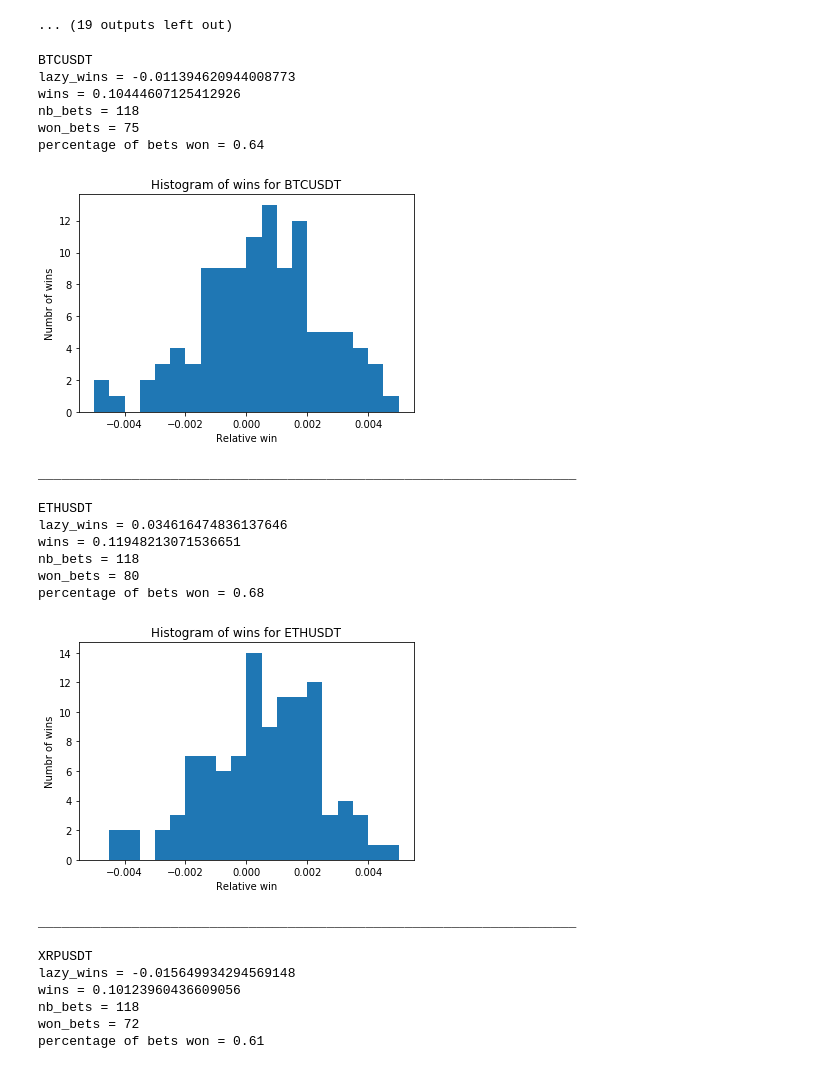
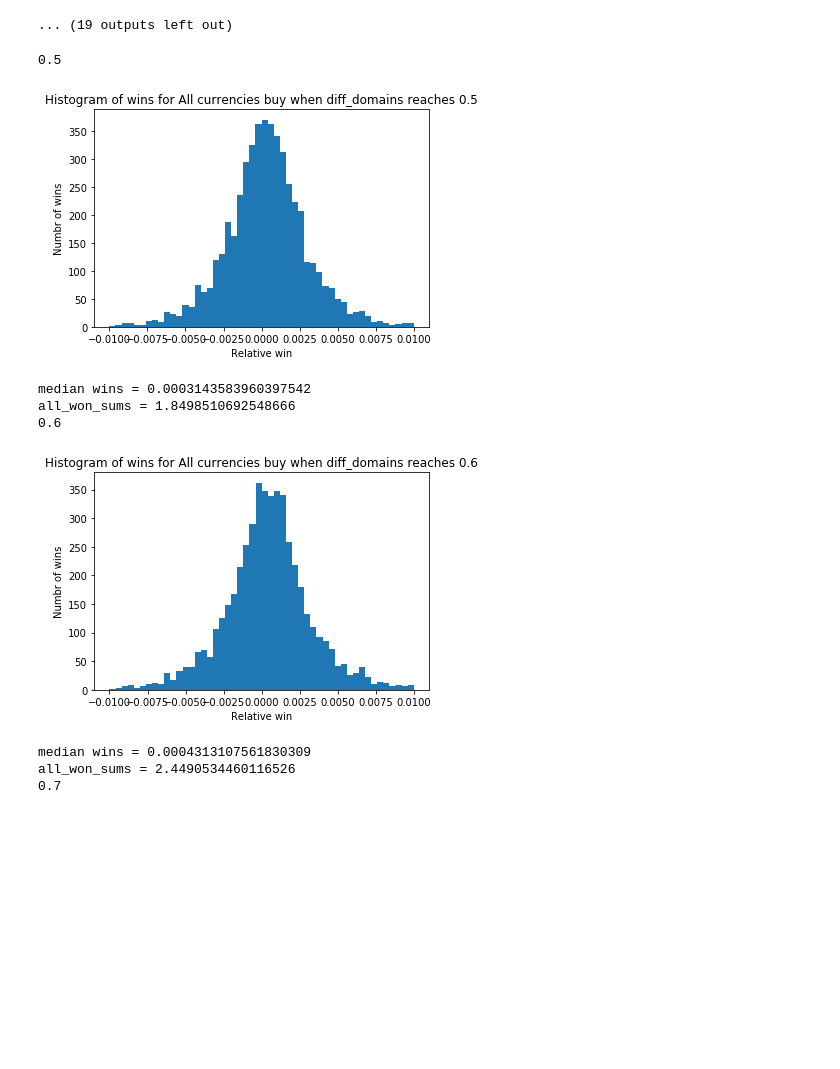
Before and after one commit to ericguillaume/sniffer, a Jupyter notebook: visualize_features.ipynb, the cells around one changed output. Saved outputs shown, nothing was run; the diff lists cells and outputs as text; code cells hidden in the pictures; blank space fills up the shorter version.

```diff
--- a/visualize_features.ipynb
+++ b/visualize_features.ipynb
@@ -297,16 +297,16 @@ def display_histogram_wins(symbol, win_array):
         plt.title('Histogram of wins for {}'.format(symbol))
         plt.xlabel('Relative win'.format(np.median(win_array)))
         plt.ylabel('Numbr of wins')
-        plt.hist(win_array, bins=20, range=(-0.005, 0.005))
+        plt.hist(win_array, bins=50, range=(-0.01, 0.01))
         plt.show()
 
 
-def try_winning(symbol, all_won_bets, all_won_sums):
+def try_winning(min_diff_domains_weighted_to_buy_or_sell, symbol, all_won_bets, all_won_sums, print_log):
     #d_symbol_minutes_before_retrying = defaultdict(int)
     wins = 0.0 # sum of relative wins
-    keep_for_x_minutes = 5
+    keep_for_x_minutes = 2
     dont_touch_same_currency_for_n_minutes = 50
-    min_diff_domains_weighted_to_buy_or_sell = 0.86 # debug 0.75
+    #min_diff_domains_weighted_to_buy_or_sell = 0.86 # debug 0.75
 
     nb_debug_msgs = 100 # debug
 
@@ -339,69 +339,63 @@ def try_winning(symbol, all_won_bets, all_won_sums):
         bucket = d_symbol_bucket[symbol][idx]
         condition_to_buy = (bucket == 1) # on fait que achete 1 pour le moment
         if not condition_to_buy:
             continue
 
         # buying
         win = d_symbol_prices[symbol][idx + keep_for_x_minutes] - d_symbol_prices[symbol][idx]
         win /= d_symbol_prices[symbol][idx] #  relative win
         if win > 0:
             won_bets += 1
         win_array.append(win)
         if nb_debug_msgs > 0:
             nb_debug_msgs -= 1
 #             print(idx, win)
             #print("{:.4f}".format(float(win)))
         wins += win
         nb_bets +=1
         minutes_before_retrying = dont_touch_same_currency_for_n_minutes
 
 
     price_beginning = d_symbol_prices[symbol][first_timestamp_index]
     price_end = d_symbol_prices[symbol][-1]
     lazy_wins = (price_end - price_beginning) / price_beginning
 
-    print(symbol)
-    print("lazy_wins = {}".format(lazy_wins))
-    print("wins = {}".format(wins))
-    print("nb_bets = {}".format(nb_bets))
-    print("won_bets = {}".format(won_bets))
-    if nb_bets > 0:
-        print("percentage of bets won = {:.2f}".format(won_bets / float(nb_bets)))
-    display_histogram_wins(symbol, win_array)
-    print("_____________________________________________________________________ \n")
+    if print_log:
+        print(symbol)
+        print("lazy_wins = {}".format(lazy_wins))
+        print("wins = {}".format(wins))
+        print("nb_bets = {}".format(nb_bets))
+        print("won_bets = {}".format(won_bets))
+        if nb_bets > 0:
+            print("percentage of bets won = {:.2f}".format(won_bets / float(nb_bets)))
+        display_histogram_wins(symbol, win_array)
+        print("_____________________________________________________________________ \n")
     all_won_bets.extend(win_array)
 
     return all_won_sums + wins
 
 
-all_won_sums = 0
-all_won_bets = []
-for symbol in selected_symbols:
-    all_won_sums = try_winning(symbol, all_won_bets, all_won_sums)
-display_histogram_wins("All currencies", all_won_bets)
-print("all_won_sums = {}".format(all_won_sums))
+for min_diff_domains_weighted_to_buy_or_sell in [0.5, 0.6, 0.7, 0.8, 0.9, 0.95]:
+    print(min_diff_domains_weighted_to_buy_or_sell)
+    all_won_sums = 0
+    all_won_bets = []
+
+    print_log = False
+    for symbol in selected_symbols:
+        all_won_sums = try_winning(min_diff_domains_weighted_to_buy_or_sell, symbol, \
+                                   all_won_bets, all_won_sums, print_log)
+
+    display_histogram_wins("All currencies buy when diff_domains reaches {}" \
+                           .format(min_diff_domains_weighted_to_buy_or_sell), all_won_bets)
+    print("median wins = {}".format(np.median(all_won_bets)))
+    print("all_won_sums = {}".format(all_won_sums))
 # %% [output]
-BTCUSDT
-lazy_wins = -0.011394620944008773
-wins = 0.10444607125412926
-nb_bets = 118
-won_bets = 75
-percentage of bets won = 0.64
+0.5
-[figure, old version]
+[figure, new version]
-_____________________________________________________________________
-
-ETHUSDT
-lazy_wins = 0.034616474836137646
-wins = 0.11948213071536651
-nb_bets = 118
-won_bets = 80
-percentage of bets won = 0.68
+median wins = 0.0003143583960397542
+all_won_sums = 1.8498510692548666
+0.6
-[figure, old version]
+[figure, new version]
-_____________________________________________________________________
-
-XRPUSDT
-lazy_wins = -0.015649934294569148
-wins = 0.10123960436609056
-nb_bets = 118
-won_bets = 72
-percentage of bets won = 0.61
+median wins = 0.0004313107561830309
+all_won_sums = 2.4490534460116526
+0.7
```
Also changed, not shown: parts of 1 cell of this notebook.
